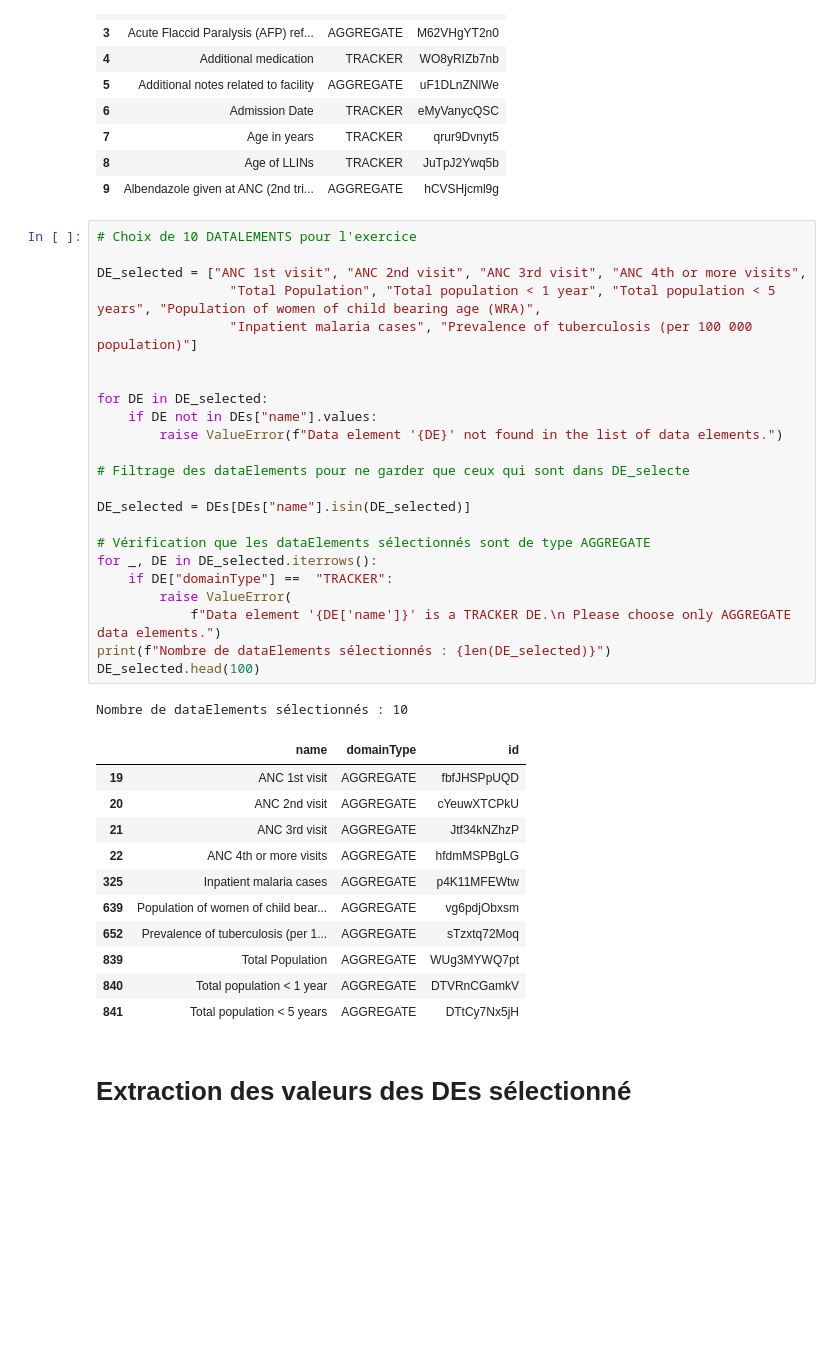
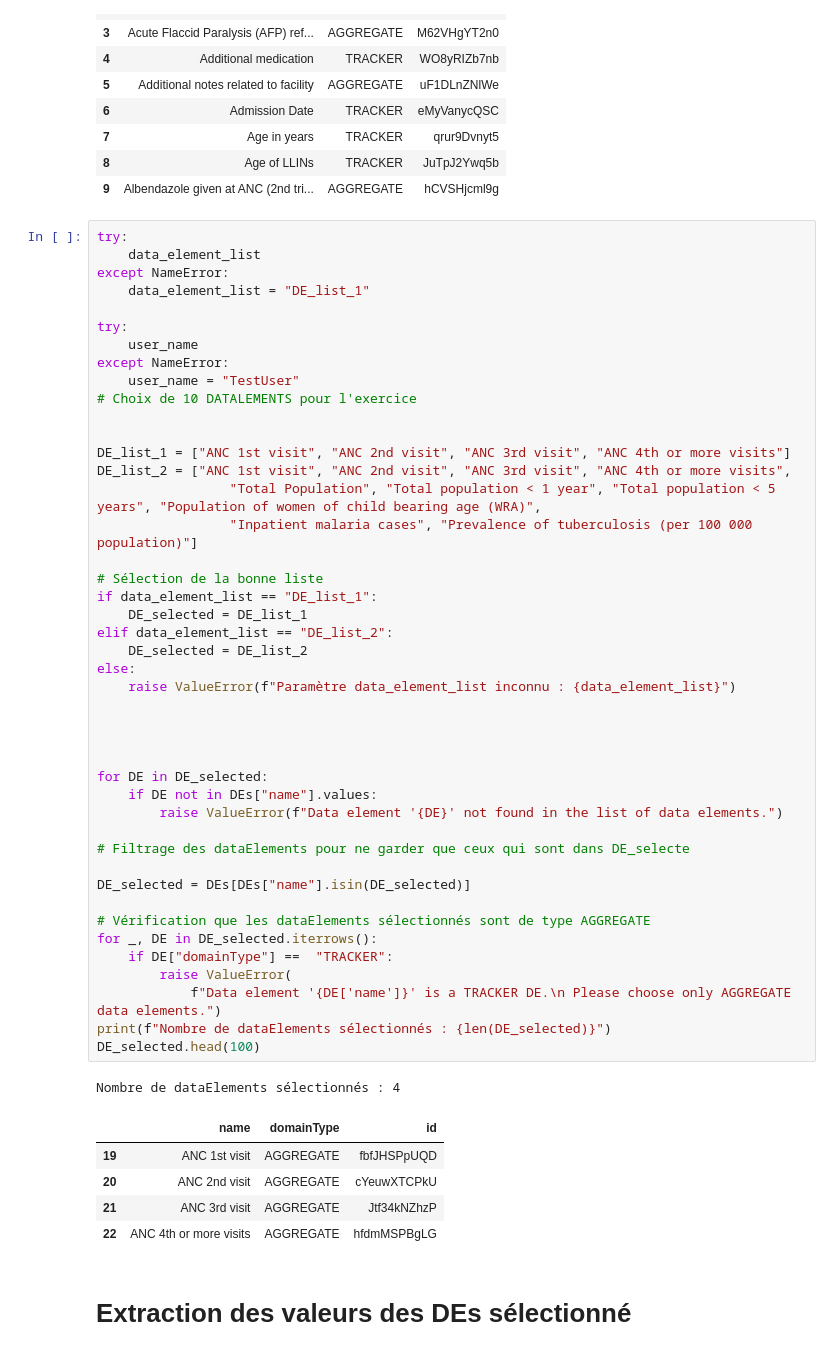
Before and after one commit to stephanedresse/sd_assignment_june2025, a Jupyter notebook: sd_pipeline_june2025/notebook_extraction_dhis2.ipynb, the cells around one changed output. Cells and saved outputs as stored; diff of their text form; blank space fills up the shorter version.

Commit message:
timestamp et paramètre

```diff
--- a/sd_pipeline_june2025/notebook_extraction_dhis2.ipynb
+++ b/sd_pipeline_june2025/notebook_extraction_dhis2.ipynb
@@ -107,41 +126,56 @@ Nombre de dataElements : 1036
 | 8 | Age of LLINs | TRACKER | JuTpJ2Ywq5b |
 | 9 | Albendazole given at ANC (2nd tri... | AGGREGATE | hCVSHjcml9g |
 # %%
+try:
+    data_element_list
+except NameError:
+    data_element_list = "DE_list_1"
+
+try:
+    user_name
+except NameError:
+    user_name = "TestUser"
 # Choix de 10 DATALEMENTS pour l'exercice
 
-DE_selected = ["ANC 1st visit", "ANC 2nd visit", "ANC 3rd visit", "ANC 4th or more visits",
+
+DE_list_1 = ["ANC 1st visit", "ANC 2nd visit", "ANC 3rd visit", "ANC 4th or more visits"]
+DE_list_2 = ["ANC 1st visit", "ANC 2nd visit", "ANC 3rd visit", "ANC 4th or more visits",
                  "Total Population", "Total population < 1 year", "Total population < 5 years", "Population of women of child bearing age (WRA)",
                  "Inpatient malaria cases", "Prevalence of tuberculosis (per 100 000 population)"]
+
+# Sélection de la bonne liste
+if data_element_list == "DE_list_1":
+    DE_selected = DE_list_1
+elif data_element_list == "DE_list_2":
+    DE_selected = DE_list_2
+else:
+    raise ValueError(f"Paramètre data_element_list inconnu : {data_element_list}")
+
+
 
 
 for DE in DE_selected:
     if DE not in DEs["name"].values:
         raise ValueError(f"Data element '{DE}' not found in the list of data elements.")
 
 # Filtrage des dataElements pour ne garder que ceux qui sont dans DE_selecte
 
 DE_selected = DEs[DEs["name"].isin(DE_selected)]
 
 # Vérification que les dataElements sélectionnés sont de type AGGREGATE
 for _, DE in DE_selected.iterrows():
     if DE["domainType"] ==  "TRACKER":
         raise ValueError(
             f"Data element '{DE['name']}' is a TRACKER DE.\n Please choose only AGGREGATE data elements.")
 print(f"Nombre de dataElements sélectionnés : {len(DE_selected)}")
 DE_selected.head(100)
 # %% [output]
-Nombre de dataElements sélectionnés : 10
+Nombre de dataElements sélectionnés : 4
 |  | name | domainType | id |
 | 19 | ANC 1st visit | AGGREGATE | fbfJHSPpUQD |
 | 20 | ANC 2nd visit | AGGREGATE | cYeuwXTCPkU |
 | 21 | ANC 3rd visit | AGGREGATE | Jtf34kNZhzP |
 | 22 | ANC 4th or more visits | AGGREGATE | hfdmMSPBgLG |
-| 325 | Inpatient malaria cases | AGGREGATE | p4K11MFEWtw |
-| 639 | Population of women of child bear... | AGGREGATE | vg6pdjObxsm |
-| 652 | Prevalence of tuberculosis (per 1... | AGGREGATE | sTzxtq72Moq |
-| 839 | Total Population | AGGREGATE | WUg3MYWQ7pt |
-| 840 | Total population < 1 year | AGGREGATE | DTVRnCGamkV |
-| 841 | Total population < 5 years | AGGREGATE | DTtCy7Nx5jH |
 # %% [markdown]
 # Extraction des valeurs des DEs sélectionné
 # %%
```
Also changed, not shown: parts of 2 cells of this notebook, 1 other file.
